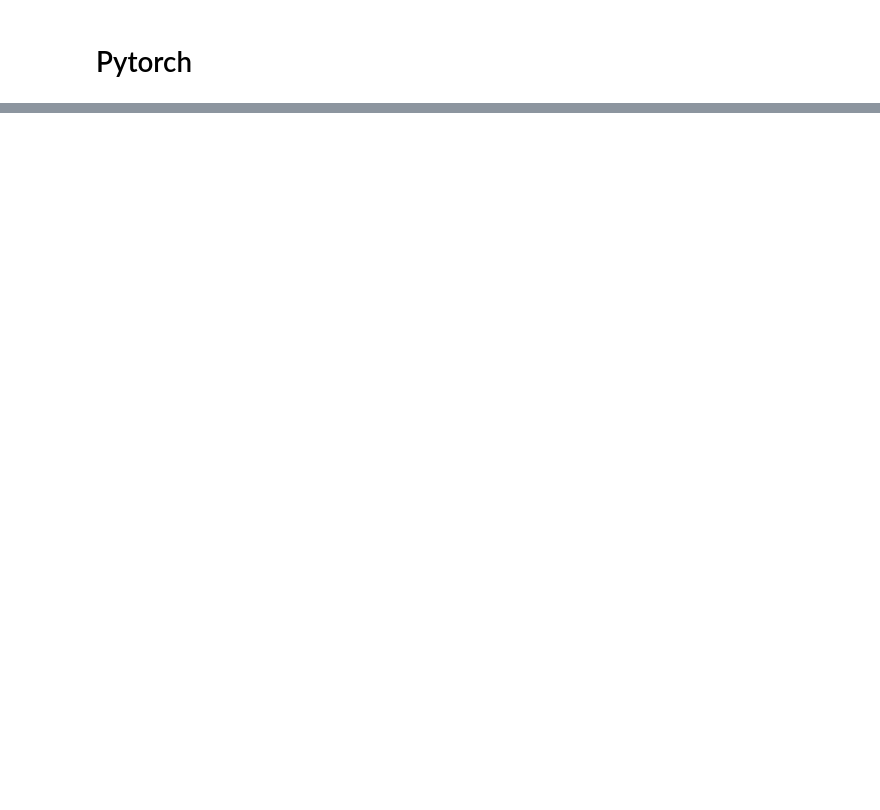
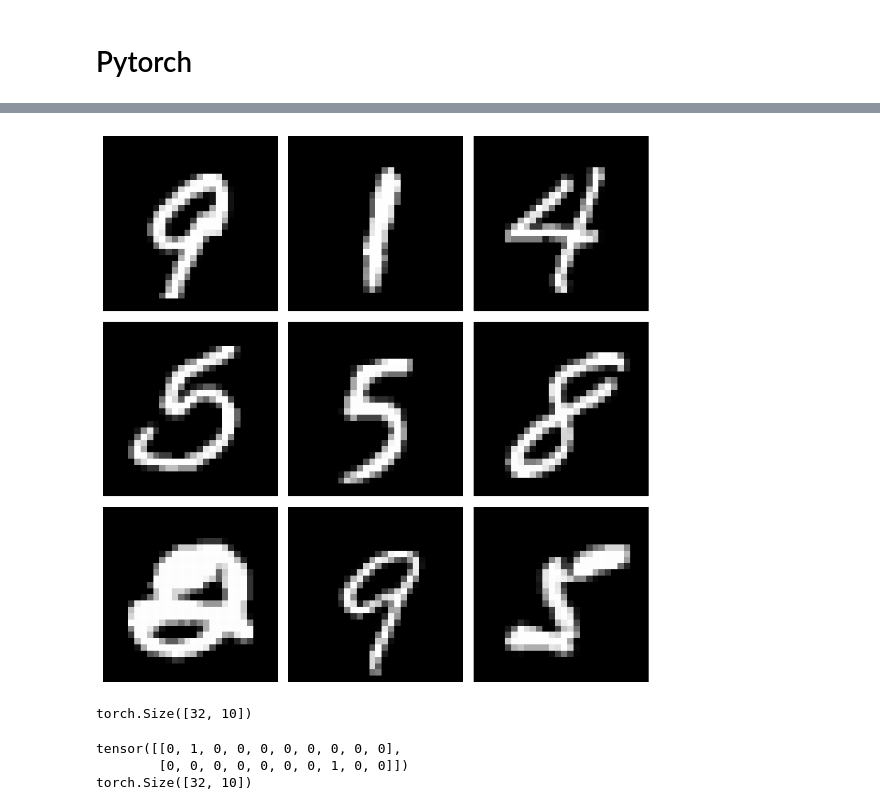
Before and after one commit to JPABotermans/KaggleNotebooks, a Jupyter notebook: pytorch-vs-tensorflow-cnn.ipynb, the cells around one changed output, grey strips where cells are left out. Drawn from its saved outputs; the diff is of its cells as text; code cells hidden in the pictures; blank space fills up the shorter version.

Commit message:
Kaggle Notebook | Pytorch vs Tensorflow - CNN | Version 3

```diff
--- a/pytorch-vs-tensorflow-cnn.ipynb
+++ b/pytorch-vs-tensorflow-cnn.ipynb
@@ -314,0 +315,23 @@ Epoch 6/10, Train Loss: 1.4726, Train Accuracy: 0.9887, Test Loss: 1.4702, Test
+# %%
+# Get a batch of images
+images, labels = next(iter(train_loader))
+
+# Plot the images
+fig, axes = plt.subplots(3, 3, figsize=(8, 8))
+axes = axes.flatten()
+
+for img, ax in zip(images, axes):
+    img = img.squeeze()  # Remove the channel dimension
+    ax.imshow(img, cmap='gray')
+    ax.axis('off')
+
+plt.tight_layout()
+plt.show()
+# %% [output]
+[figure, added]
+# %%
+model_input = torch.rand((32, 1, 28, 28))
+output = model(model_input)
+print(output.shape)
+# %% [output]
+torch.Size([32, 10])
@@ -314,0 +340,7 @@ Epoch 6/10, Train Loss: 1.4726, Train Accuracy: 0.9887, Test Loss: 1.4702, Test
+# %%
+print(y_train[:2])
+print(y_train.shape)
+# %% [output]
+tensor([[0, 1, 0, 0, 0, 0, 0, 0, 0, 0],
+        [0, 0, 0, 0, 0, 0, 0, 1, 0, 0]])
+torch.Size([32, 10])
```
Also changed, not shown: parts of 6 cells of this notebook.
